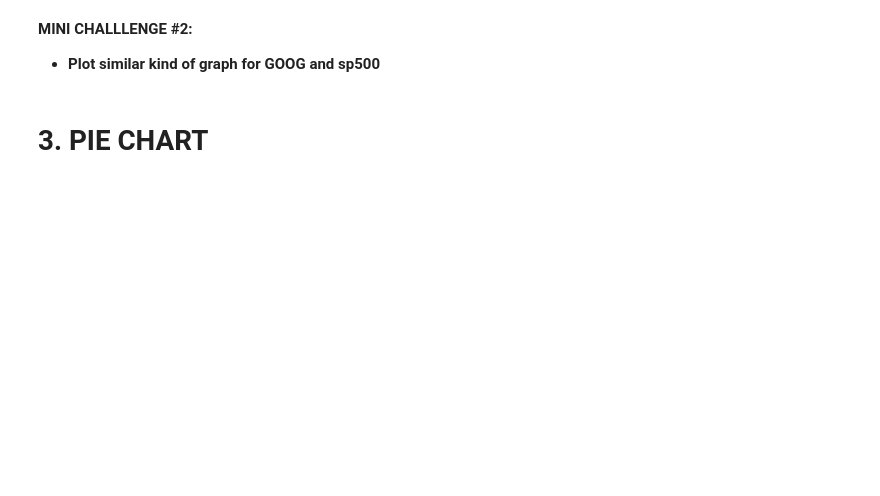
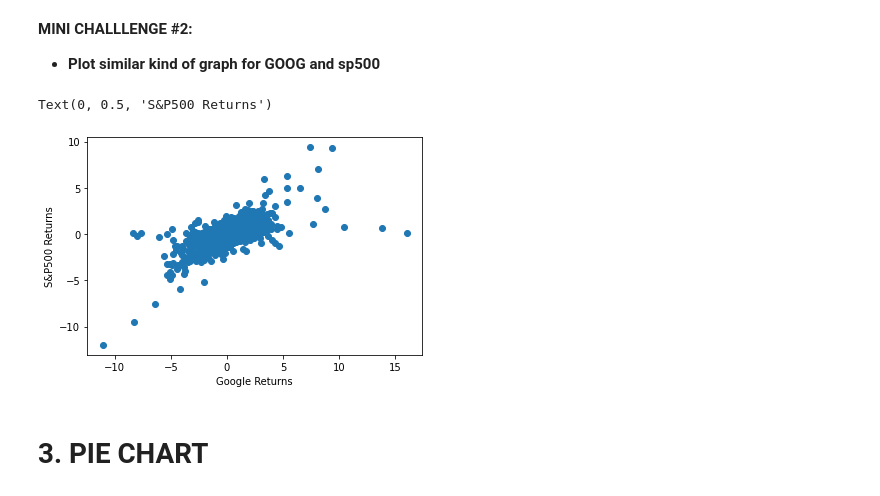
Before and after one commit to Ki-Sung/python_financial_analysis_and_machine_learning, a Jupyter notebook: Part1_Python_Programing_Fundamentals/9. Python 101 - Data Visualization with matplotlib.ipynb, the cells around one changed output. Cells and saved outputs as stored; diff of their text form; code cells hidden in the pictures; blank space fills up the shorter version.

```diff
--- a/Part1_Python_Programing_Fundamentals/9. Python 101 - Data Visualization with matplotlib.ipynb
+++ b/Part1_Python_Programing_Fundamentals/9. Python 101 - Data Visualization with matplotlib.ipynb
@@ -13,5 +78,17 @@
 # %% [markdown]
 **MINI CHALLLENGE #2:**
 - **Plot similar kind of graph for GOOG and sp500**
+# %%
+# answer
+
+x = daily_return_df["GOOG"]
+y = daily_return_df["sp500"]
+
+plt.scatter(x, y)
+plt.xlabel("Google Returns")
+plt.ylabel("S&P500 Returns")
+# %% [output]
+Text(0, 0.5, 'S&P500 Returns')
+[figure, added]
 # %% [markdown]
 # 3. PIE CHART
```
Also changed, not shown: parts of 15 cells of this notebook.
